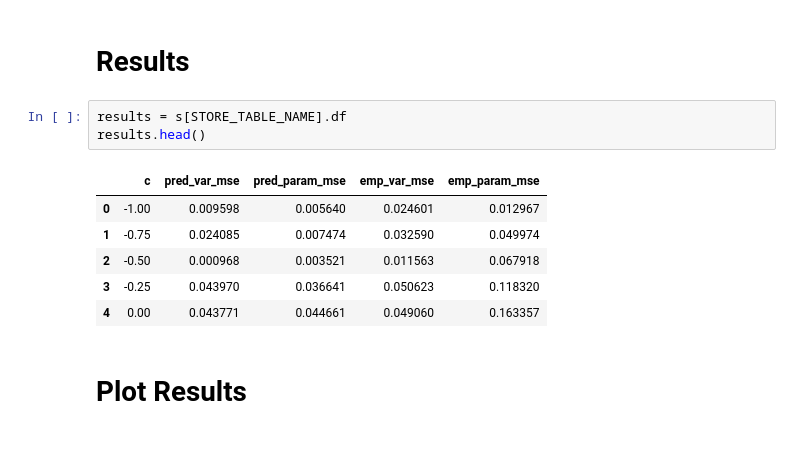
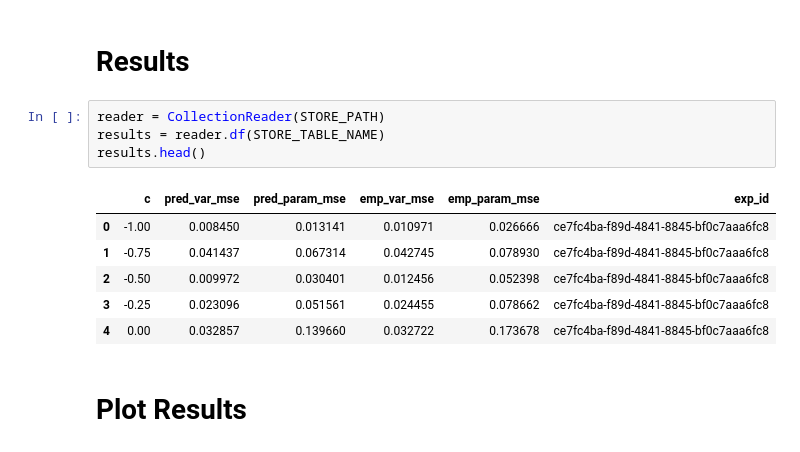
Before and after one commit to pstefanou12/delphi.ai, a Jupyter notebook: notebooks/Istanbul Stock Exchange Data Experiment.ipynb, the cells around one changed output. Cells and saved outputs as stored; diff of their text form.

```diff
--- a/notebooks/Istanbul Stock Exchange Data Experiment.ipynb
+++ b/notebooks/Istanbul Stock Exchange Data Experiment.ipynb
@@ -169,15 +175,16 @@ for i in range(20):
 # %% [markdown]
 # Results
-# %%
-results = s[STORE_TABLE_NAME].df
-results.head()
-# %% [output]
-|  | c | pred_var_mse | pred_param_mse | emp_var_mse | emp_param_mse |
-| 0 | -1.00 | 0.009598 | 0.005640 | 0.024601 | 0.012967 |
-| 1 | -0.75 | 0.024085 | 0.007474 | 0.032590 | 0.049974 |
-| 2 | -0.50 | 0.000968 | 0.003521 | 0.011563 | 0.067918 |
-| 3 | -0.25 | 0.043970 | 0.036641 | 0.050623 | 0.118320 |
-| 4 | 0.00 | 0.043771 | 0.044661 | 0.049060 | 0.163357 |
+# %%
+reader = CollectionReader(STORE_PATH)
+results = reader.df(STORE_TABLE_NAME)
+results.head()
+# %% [output]
+|  | c | pred_var_mse | pred_param_mse | emp_var_mse | emp_param_mse | exp_id |
+| 0 | -1.00 | 0.008450 | 0.013141 | 0.010971 | 0.026666 | ce7fc4ba-f89d-4841-8845-bf0c7aaa6fc8 |
+| 1 | -0.75 | 0.041437 | 0.067314 | 0.042745 | 0.078930 | ce7fc4ba-f89d-4841-8845-bf0c7aaa6fc8 |
+| 2 | -0.50 | 0.009972 | 0.030401 | 0.012456 | 0.052398 | ce7fc4ba-f89d-4841-8845-bf0c7aaa6fc8 |
+| 3 | -0.25 | 0.023096 | 0.051561 | 0.024455 | 0.078662 | ce7fc4ba-f89d-4841-8845-bf0c7aaa6fc8 |
+| 4 | 0.00 | 0.032857 | 0.139660 | 0.032722 | 0.173678 | ce7fc4ba-f89d-4841-8845-bf0c7aaa6fc8 |
 # %% [markdown]
 # Plot Results
 # %%
```
Also changed, not shown: parts of 7 cells of this notebook, 3 other files.
